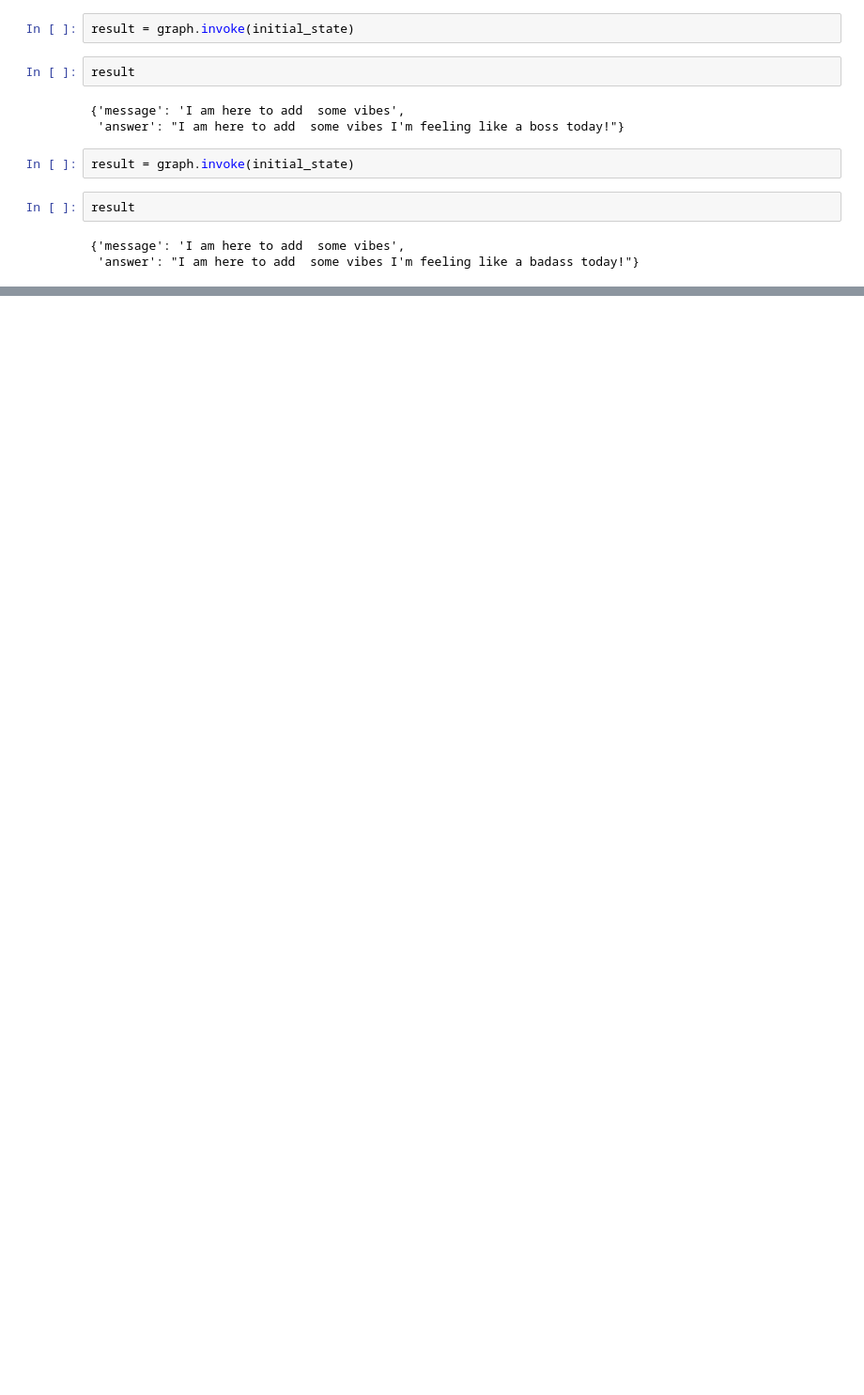
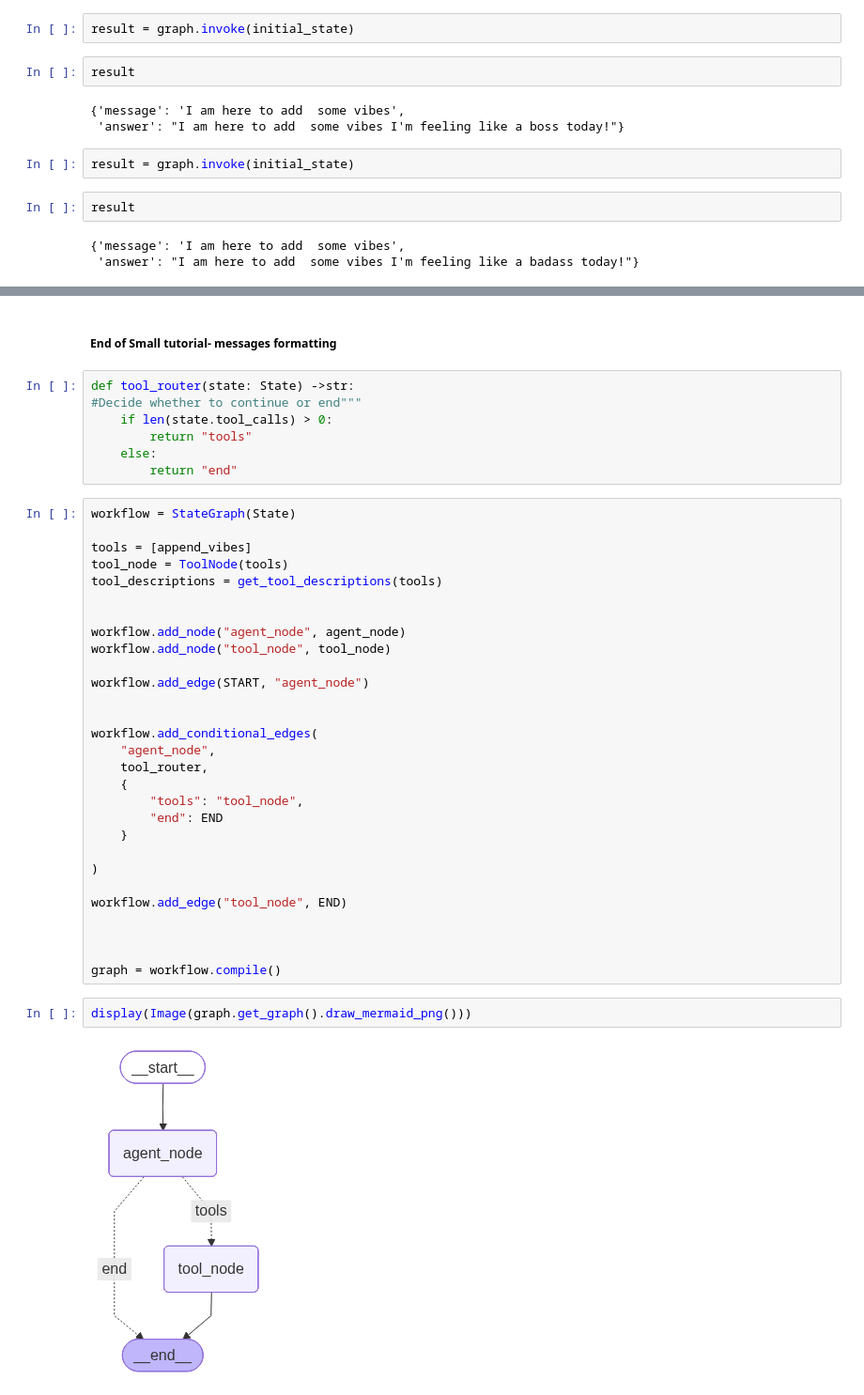
Before and after one commit to camilochaves10/retrieval_recommendation, a Jupyter notebook: notebooks/week_3/01-LangrGraph-Intro.ipynb, the cells around one changed output, grey strips where cells are left out. Shown at 94% size. Drawn from its saved outputs; the diff is of its cells as text; blank space fills up the shorter version.

Commit message:
implemented ReAct Agent

```diff
--- a/notebooks/week_3/01-LangrGraph-Intro.ipynb
+++ b/notebooks/week_3/01-LangrGraph-Intro.ipynb
@@ -165,0 +282,42 @@ result
+# %% [markdown]
+<h5> End of Small tutorial- messages formatting</h5>
+# %%
+def tool_router(state: State) ->str:
+#Decide whether to continue or end"""
+    if len(state.tool_calls) > 0:
+        return "tools"
+    else:
+        return "end"
+# %%
+workflow = StateGraph(State)
+
+tools = [append_vibes]
+tool_node = ToolNode(tools)
+tool_descriptions = get_tool_descriptions(tools)
+
+
+workflow.add_node("agent_node", agent_node)
+workflow.add_node("tool_node", tool_node)
+
+workflow.add_edge(START, "agent_node")
+
+
+workflow.add_conditional_edges(
+    "agent_node",
+    tool_router,
+    {
+        "tools": "tool_node",
+        "end": END
+    }
+
+)
+
+workflow.add_edge("tool_node", END)
+
+
+
+graph = workflow.compile()
+# %%
+display(Image(graph.get_graph().draw_mermaid_png()))
+# %% [output]
+[figure, added]
```
Also changed, not shown: parts of 23 cells of this notebook, 2 other files.
